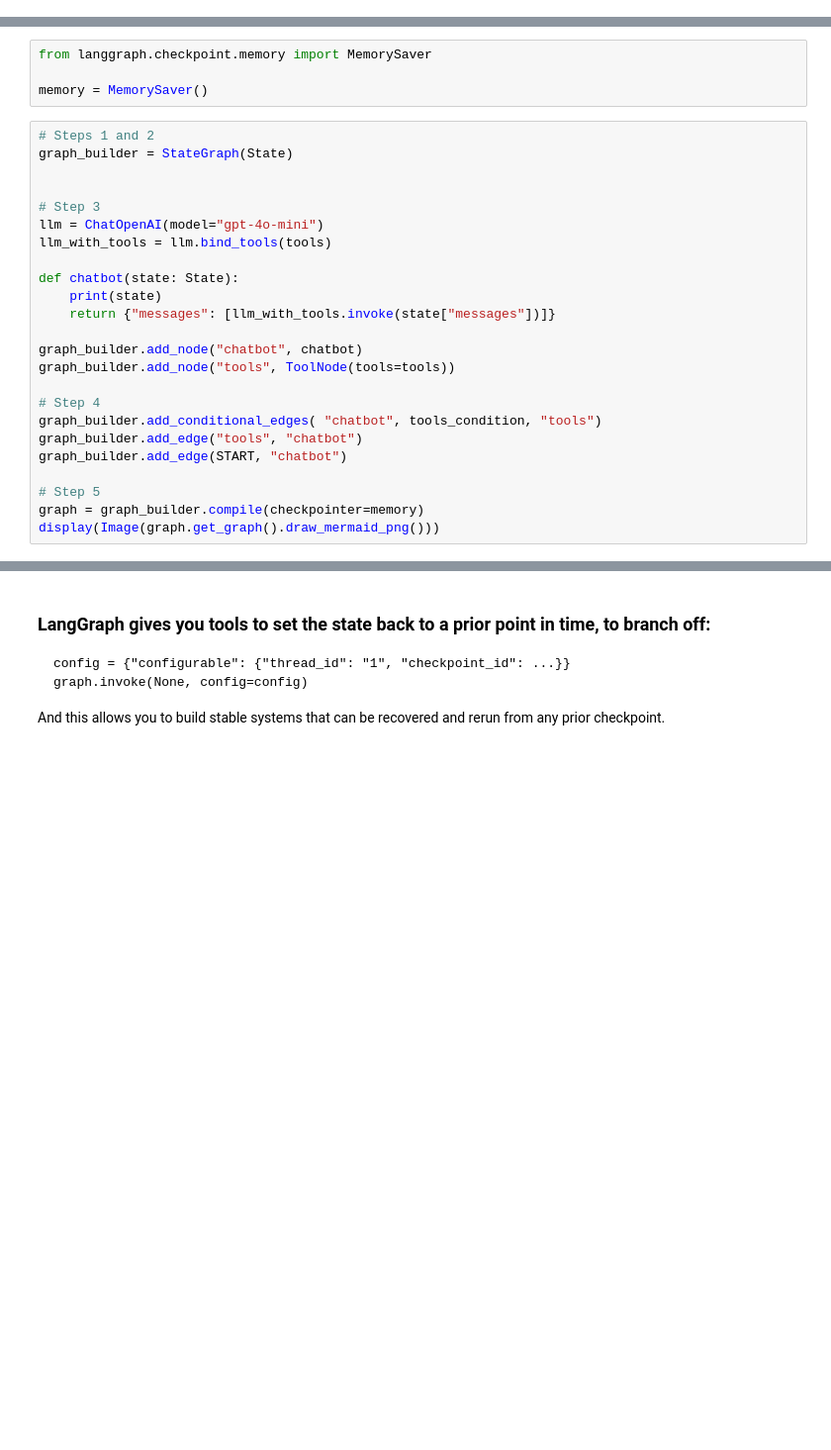
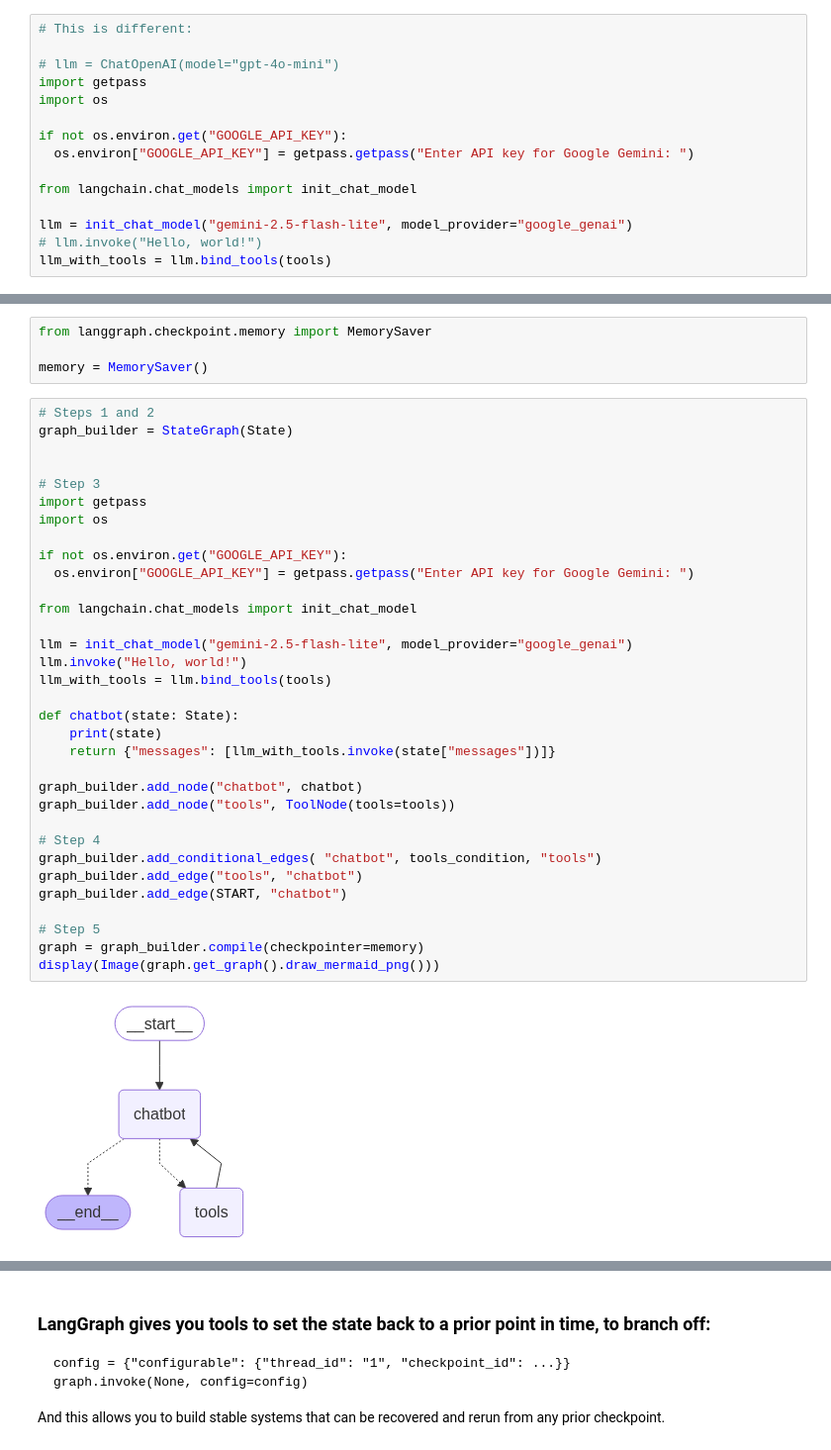
Before and after one commit to Justin-TheGreat/agents, a Jupyter notebook: 4_langgraph/2_lab2.ipynb, the cells around one changed output, grey strips where cells are left out. Shown at 99% size. Drawn from its saved outputs; the diff is of its cells as text; blank space fills up the shorter version.

```diff
--- a/4_langgraph/2_lab2.ipynb
+++ b/4_langgraph/2_lab2.ipynb
@@ -89,3 +90,18 @@ llm_with_tools = llm.bind_tools(tools)
+# %%
+# This is different:
+
+# llm = ChatOpenAI(model="gpt-4o-mini")
+import getpass
+import os
+
+if not os.environ.get("GOOGLE_API_KEY"):
+  os.environ["GOOGLE_API_KEY"] = getpass.getpass("Enter API key for Google Gemini: ")
+
+from langchain.chat_models import init_chat_model
+
+llm = init_chat_model("gemini-2.5-flash-lite", model_provider="google_genai")
+# llm.invoke("Hello, world!")
+llm_with_tools = llm.bind_tools(tools)
 # %%
 # Step 3: Create a Node
 
@@ -145,27 +171,38 @@ memory = MemorySaver()
 # %%
 # Steps 1 and 2
 graph_builder = StateGraph(State)
 
 
 # Step 3
-llm = ChatOpenAI(model="gpt-4o-mini")
+import getpass
+import os
+
+if not os.environ.get("GOOGLE_API_KEY"):
+  os.environ["GOOGLE_API_KEY"] = getpass.getpass("Enter API key for Google Gemini: ")
+
+from langchain.chat_models import init_chat_model
+
+llm = init_chat_model("gemini-2.5-flash-lite", model_provider="google_genai")
+llm.invoke("Hello, world!")
 llm_with_tools = llm.bind_tools(tools)
 
 def chatbot(state: State):
     print(state)
     return {"messages": [llm_with_tools.invoke(state["messages"])]}
 
 graph_builder.add_node("chatbot", chatbot)
 graph_builder.add_node("tools", ToolNode(tools=tools))
 
 # Step 4
 graph_builder.add_conditional_edges( "chatbot", tools_condition, "tools")
 graph_builder.add_edge("tools", "chatbot")
 graph_builder.add_edge(START, "chatbot")
 
 # Step 5
 graph = graph_builder.compile(checkpointer=memory)
 display(Image(graph.get_graph().draw_mermaid_png()))
+# %% [output]
+[figure, added]
 # %%
 config = {"configurable": {"thread_id": "1"}}
 
```
Also changed, not shown: parts of 13 cells of this notebook, 2 other files.
